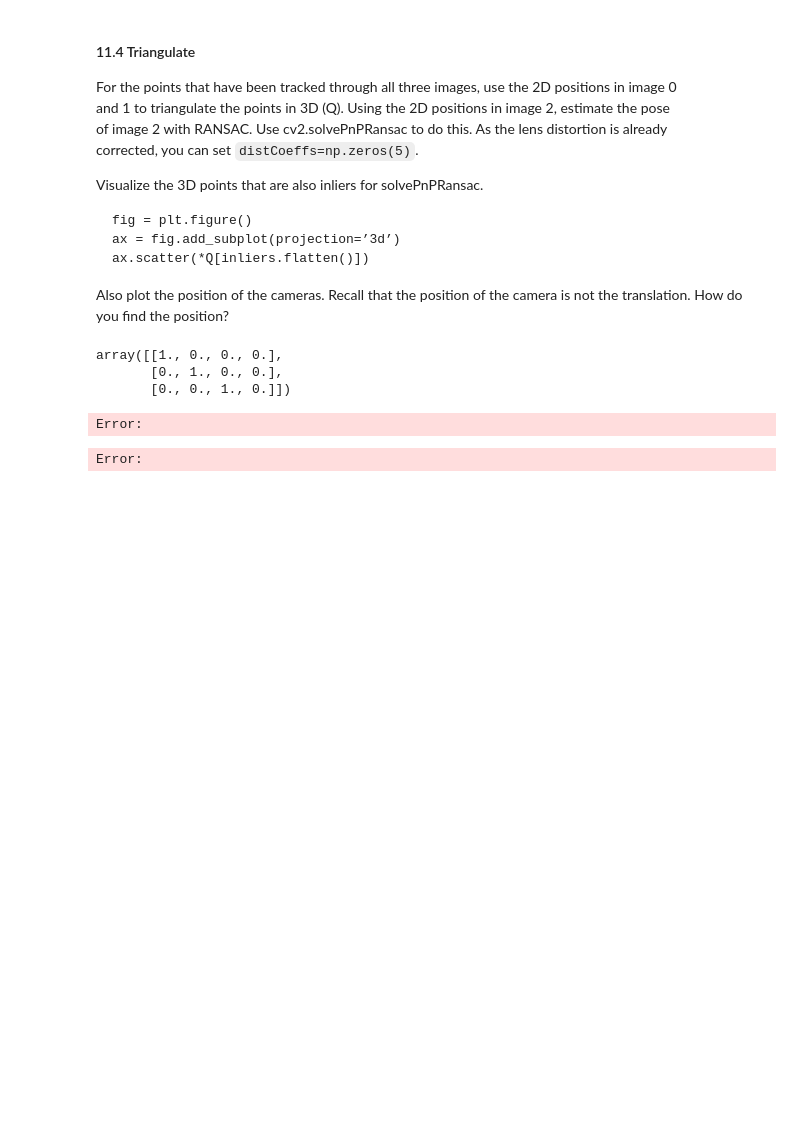
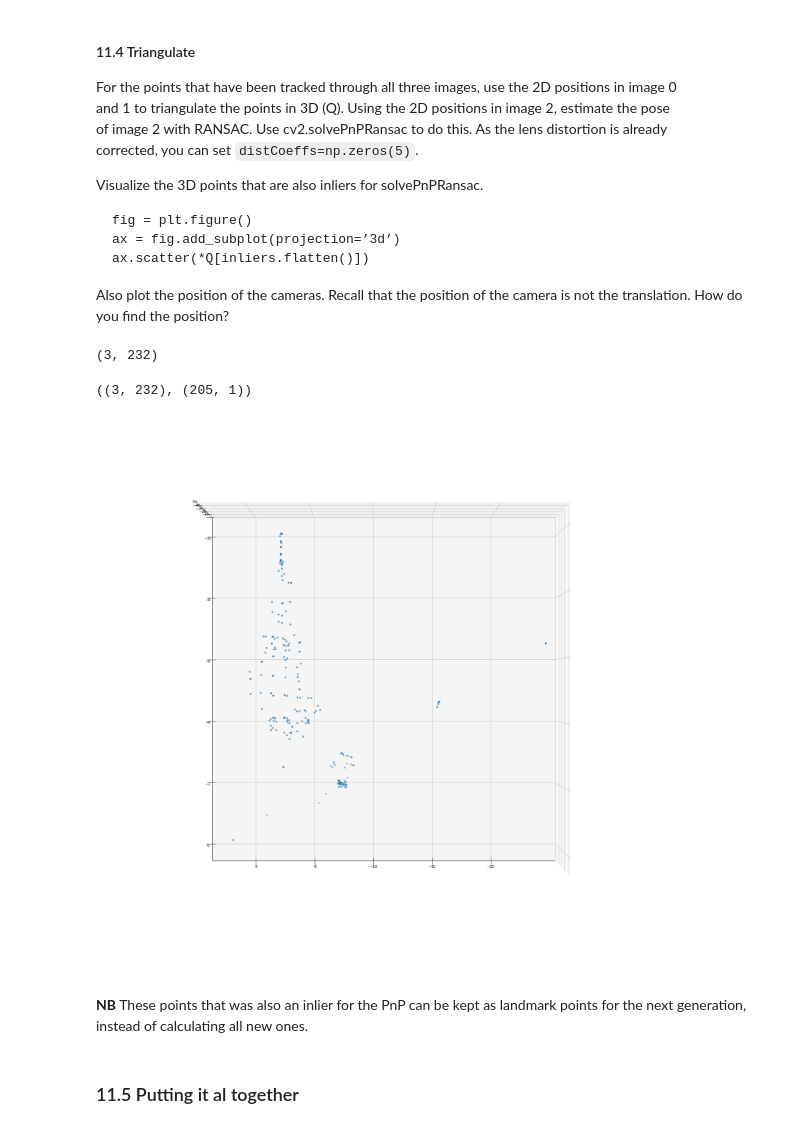
Before and after one commit to henrfj/02504-Computer-Vision, a Jupyter notebook: ex11_VO_1.ipynb, the cells around one changed output. Drawn from its saved outputs; the diff is of its cells as text; code cells hidden in the pictures; blank space fills up the shorter version.

````diff
--- a/ex11_VO_1.ipynb
+++ b/ex11_VO_1.ipynb
@@ -44,11 +44,17 @@ Match the SIFT features between im0 and im1 (matches01), and between im1 and im2
 Convert the matches to numpy arrays of the indices\
 ```matches = np.array([(m.queryIdx, m.trainIdx) for m in matches]).```
 # %%
-def get_all_sift(gray):
+def filter_points(Q, tx=100, ty=100, tz=100):
+    Q = Q[:, np.abs(Q[0, :]) < tx]
+    Q = Q[:, np.abs(Q[1, :]) < ty]
+    Q = Q[:, np.abs(Q[2, :]) < tz]
+    return Q
+
+def get_all_sift(gray, nfeatures=1999):
     """
     Get stuff
     """
-    sift = cv2.xfeatures2d.SIFT_create(nfeatures = 1999)
+    sift = cv2.SIFT_create(nfeatures=nfeatures)
 
     kp, desc = sift.detectAndCompute(gray, None) #Keypoints and descriptors
 
@@ -192,9 +198,9 @@ val0_idx = validmatch01[:, 0]
 val1_idx = validmatch01[:, 1]
 val2_idx = validmatch12[:, 1]
 
-trans0 = point0[val0_idx, :]
-trans1 = point1[val1_idx, :]
-trans2 = point2[val2_idx, :]
+trans0 = point0[val0_idx, :].astype(np.float32)
+trans1 = point1[val1_idx, :].astype(np.float32)
+trans2 = point2[val2_idx, :].astype(np.float32)
 # %%
 # Look at some images
 im0, im1, im2 = images[0], images[1], images[2]
@@ -231,15 +237,9 @@ distCoeffs=np.zeros(5)
 # Projection matrix using
 P0 = K@np.hstack((np.eye(3), np.zeros((3,1))))
 P1 = K@np.hstack((R01, t01))
-# %%
-np.hstack((np.eye(3), np.zeros((3,1))))
-# %% [output]
-array([[1., 0., 0., 0.],
-       [0., 1., 0., 0.],
-       [0., 0., 1., 0.]])
 # %%
 Q = cv2.triangulatePoints(P0, P1, trans0.T, trans1.T)
 Q = Q[:-1] / Q[-1]
+Q.shape
 # %% [output]
-Error:
+(3, 232)
-Error:
@@ -245,0 +251,22 @@ Error:
+# %%
+Q.shape, inliers.shape
+# %% [output]
+((3, 232), (205, 1))
+# %%
+# Visualize 3D points that are also inliers for solveRansac
+#fig = plt.figure()
+#ax = fig.add_subplot(projection="3d")
+#ax.scatter(Q[0, inliers], Q[1, inliers], Q[2, inliers]);
+
+Q_filter = filter_points(Q)
+
+fig = plt.figure(figsize=(30, 30))
+ax = fig.add_subplot(projection="3d")
+ax.scatter(Q_filter[0, :], Q_filter[1, :], Q_filter[2, :]);
+ax.view_init(90, 90);
+# %% [output]
+[figure, added]
+# %% [markdown]
+**NB** These points that was also an inlier for the PnP can be kept as landmark points for the next generation, instead of calculating all new ones.
+# %% [markdown]
+### 11.5 Putting it al together
````
Also changed, not shown: parts of 8 cells of this notebook, 2 other files.
